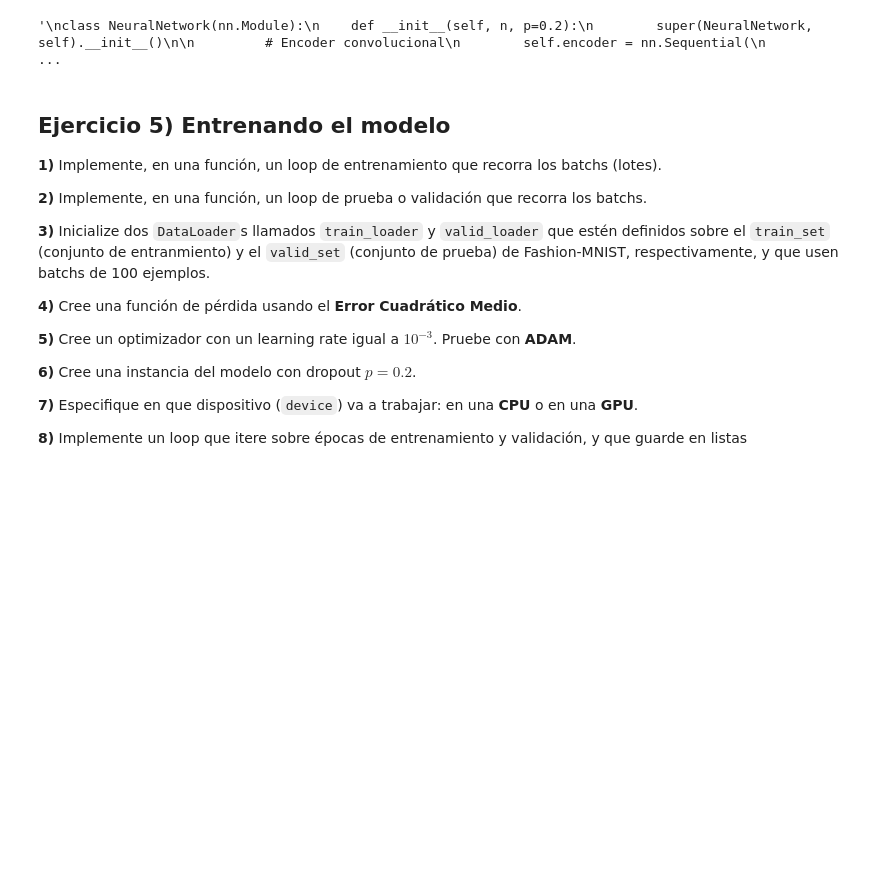
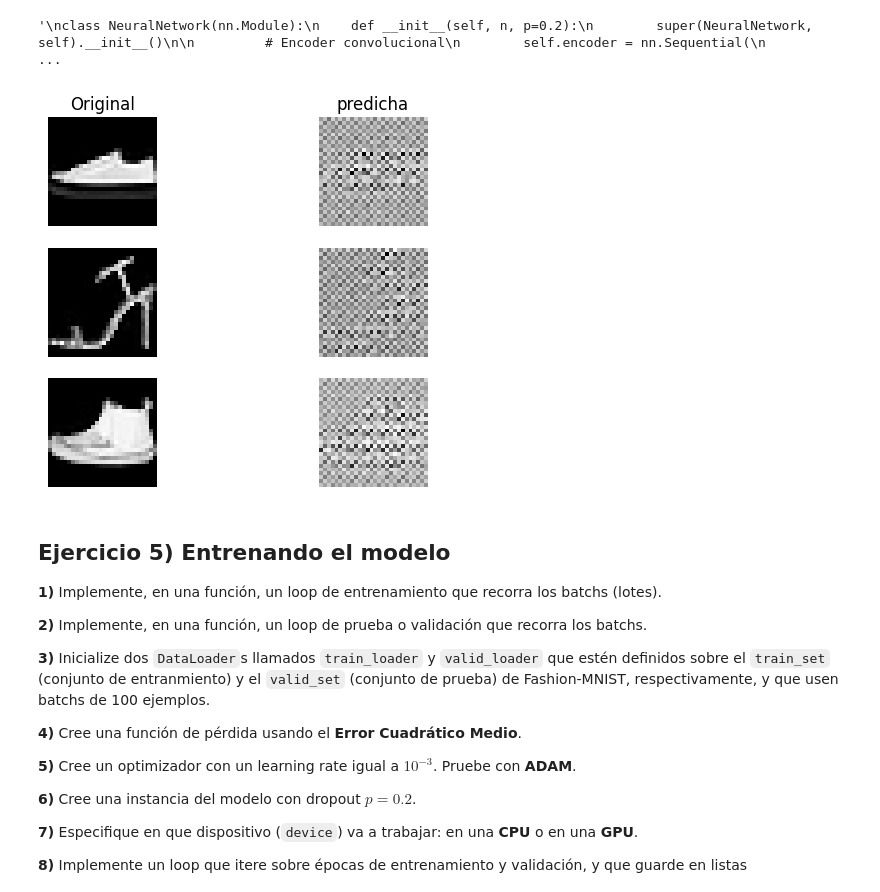
Before and after one commit to Benja2133/Guias-RedesNeuronales, a Jupyter notebook: redes_neuronales_2025_guia_12.ipynb, the cells around one changed output. Cells and saved outputs as stored; diff of their text form; code cells hidden in the pictures; blank space fills up the shorter version.

```diff
--- a/redes_neuronales_2025_guia_12.ipynb
+++ b/redes_neuronales_2025_guia_12.ipynb
@@ -255,5 +244,5 @@ mi_red = NeuralNetwork(128,p=0.2)
 # %%
-# 4.1)
+# CASO1
 '''
 class NeuralNetwork(nn.Module):
     def __init__(self, n, p=0.2):
@@ -270,17 +259,14 @@ class NeuralNetwork(nn.Module):
             nn.ReLU(),
             nn.MaxPool2d(2,2),  # -> 7x7
             nn.Dropout(p),
+            nn.Flatten(), # ->32*7*7 = 1568
+            nn.Linear(32*7*7, n), #-> n
         )
-
-        self.flatten = nn.Flatten()
-
-        # Bottleneck
-        self.fc_enc = nn.Linear(32*7*7, n)
-        self.fc_dec = nn.Linear(n, 32*7*7)
-        self.unflatten = nn.Unflatten(dim=1, unflattened_size=(32,7,7)) #de 2704 a 32x7x7
 
         # Decoder convolucional
         self.decoder = nn.Sequential(
+            nn.Linear(n, 32*7*7),
+            nn.Unflatten(dim=1, unflattened_size=(32,7,7)),
             nn.ConvTranspose2d(32, 16, 2, stride=2),  # -> 16x14x14
             nn.ReLU(),
             nn.ConvTranspose2d(16, 1, 2, stride=2),   # -> 1x28x28
@@ -289,10 +275,6 @@ class NeuralNetwork(nn.Module):
 
     def forward(self, x):
         x = self.encoder(x)
-        x = self.flatten(x)
-        x = self.fc_enc(x)
-        x = self.fc_dec(x)
-        x = self.unflatten(x)
         x = self.decoder(x)
 
         return x
@@ -305,3 +319,42 @@ mi_red = NeuralNetwork(128,p=0.2)
+# %%
+n = 128
+p = 0.2
+model = NeuralNetwork(n, p = p)
+model.to(device)
+
+
+
+def unbatch(x):
+  return x.squeeze().detach().cpu().numpy() # (1,28,28) -> (28,28)
+
+def batch(x):
+  return x.unsqueeze(0)   # (28,28) -> (1,28,28)
+
+# Miramos que imagenes predice el modelo sin entrenar
+figure = plt.figure()
+rows,cols = 3,2
+i = 0   #subplot index
+for row in range(1, rows+1):
+  j = torch.randint(len(train_set),size=(1,)).item()
+  # Ploteamos la imagen original
+  i = i + 1
+  image,_ = train_set[j]
+  figure.add_subplot(rows,cols,i)
+  if row==1:
+    plt.title('Original')
+  plt.axis("off")
+  plt.imshow(unbatch(image),cmap="Greys_r")
+  # Ploteamos la imagen predicha
+  i = i + 1
+  figure.add_subplot(rows,cols,i)
+  if row==1:
+    plt.title('predicha')
+  plt.axis("off")
+  image_pred = unbatch(model(batch(image).to(device)).cpu())
+  plt.imshow(image_pred,cmap="Greys_r")
+plt.show()
+# %% [output]
+[figure, added]
 # %% [markdown]
 ## Ejercicio 5) Entrenando el modelo
 
```
Also changed, not shown: parts of 14 cells of this notebook, 15 other files.
